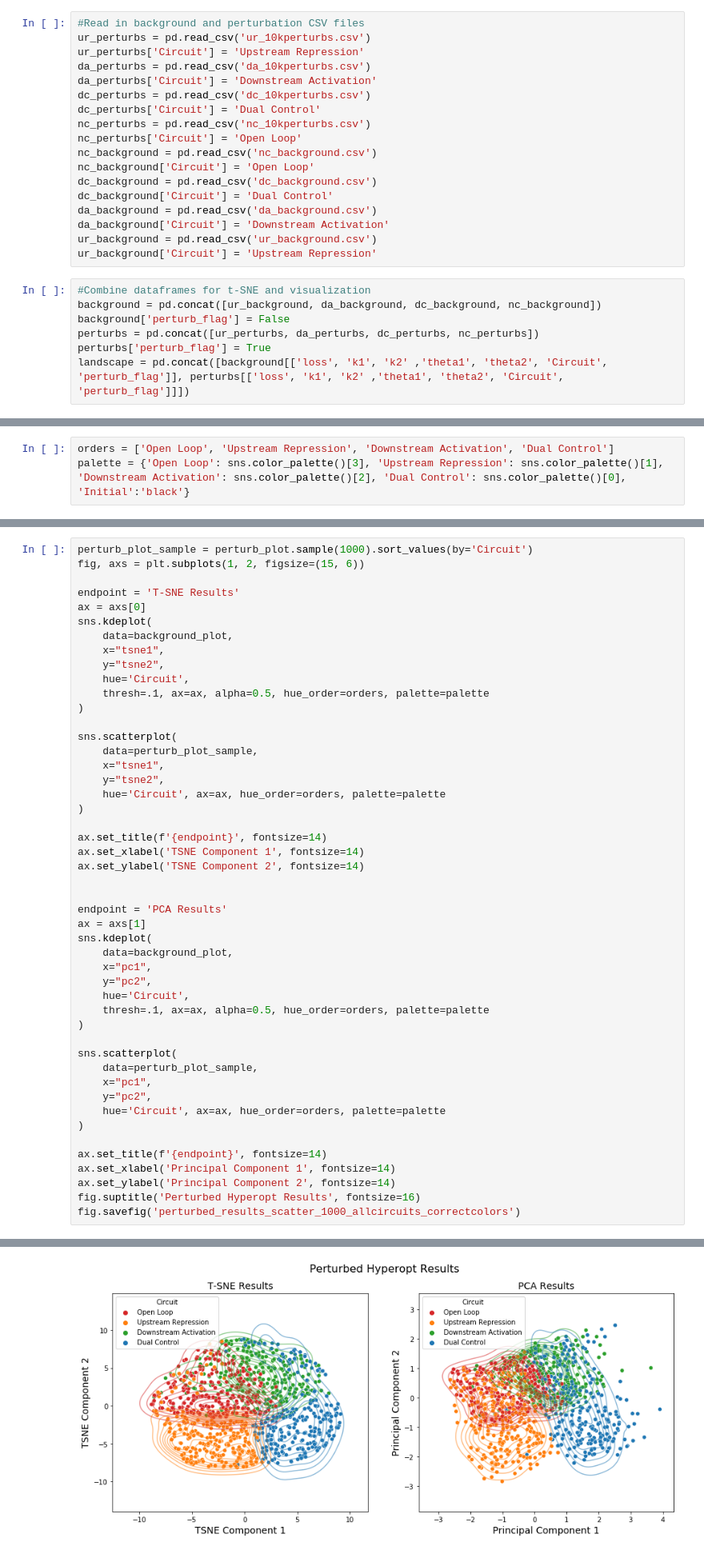
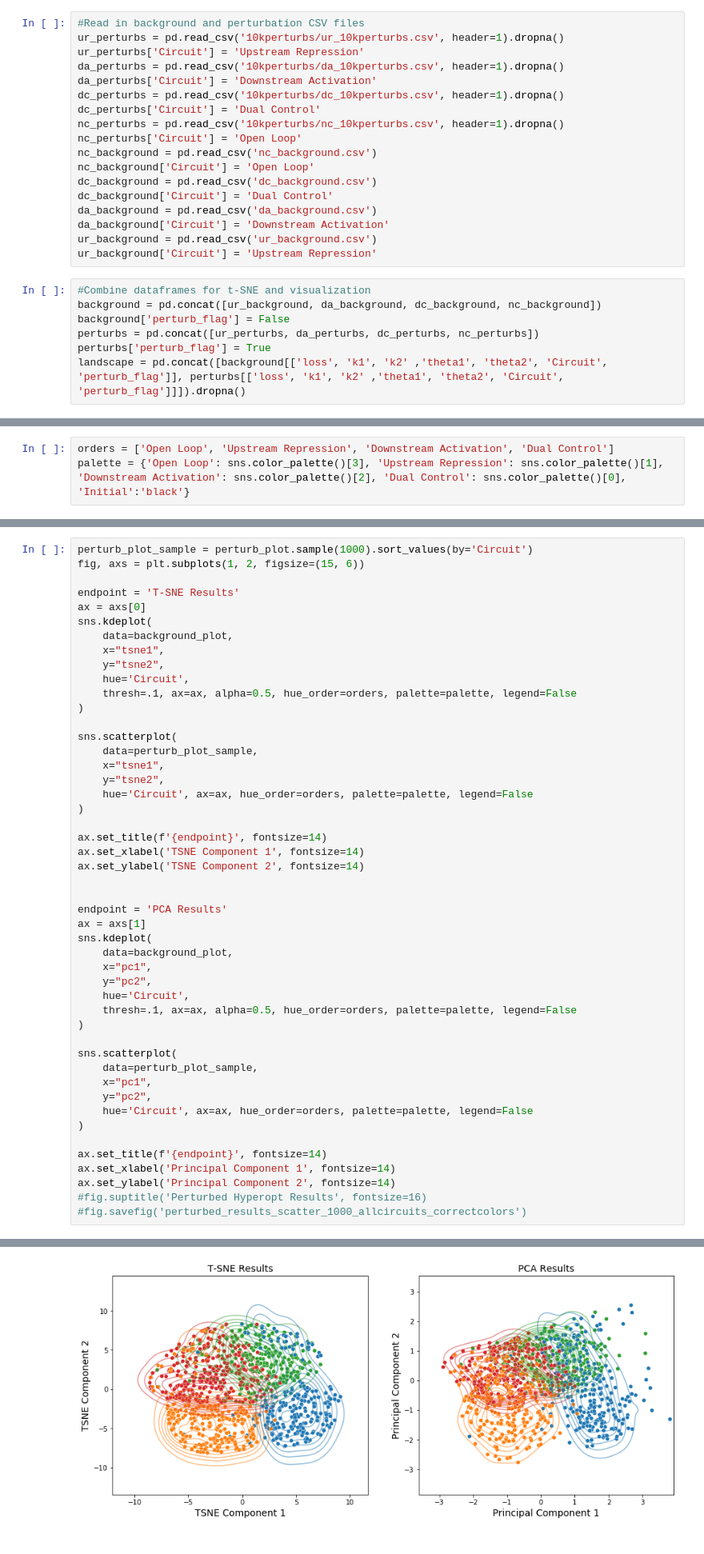
Before and after one commit to cjmerzbacher/msc-thesis, a Jupyter notebook: continuous_hyperopt/perturbations_10k_plots.ipynb, the cells around one changed output, grey strips where cells are left out. Shown at 80% size. Cells and saved outputs as stored; diff of their text form.

Commit message:
Presentation figures

```diff
--- a/continuous_hyperopt/perturbations_10k_plots.ipynb
+++ b/continuous_hyperopt/perturbations_10k_plots.ipynb
@@ -9,13 +9,13 @@ from sklearn.preprocessing import StandardScaler
 from sklearn.decomposition import PCA
 # %%
 #Read in background and perturbation CSV files
-ur_perturbs = pd.read_csv('ur_10kperturbs.csv')
+ur_perturbs = pd.read_csv('10kperturbs/ur_10kperturbs.csv', header=1).dropna()
 ur_perturbs['Circuit'] = 'Upstream Repression'
-da_perturbs = pd.read_csv('da_10kperturbs.csv')
+da_perturbs = pd.read_csv('10kperturbs/da_10kperturbs.csv', header=1).dropna()
 da_perturbs['Circuit'] = 'Downstream Activation'
-dc_perturbs = pd.read_csv('dc_10kperturbs.csv')
+dc_perturbs = pd.read_csv('10kperturbs/dc_10kperturbs.csv', header=1).dropna()
 dc_perturbs['Circuit'] = 'Dual Control'
-nc_perturbs = pd.read_csv('nc_10kperturbs.csv')
+nc_perturbs = pd.read_csv('10kperturbs/nc_10kperturbs.csv', header=1).dropna()
 nc_perturbs['Circuit'] = 'Open Loop'
 nc_background = pd.read_csv('nc_background.csv')
 nc_background['Circuit'] = 'Open Loop'
@@ -31,7 +31,7 @@ background = pd.concat([ur_background, da_background, dc_background, nc_backgrou
 background['perturb_flag'] = False
 perturbs = pd.concat([ur_perturbs, da_perturbs, dc_perturbs, nc_perturbs])
 perturbs['perturb_flag'] = True
-landscape = pd.concat([background[['loss', 'k1', 'k2' ,'theta1', 'theta2', 'Circuit', 'perturb_flag']], perturbs[['loss', 'k1', 'k2' ,'theta1', 'theta2', 'Circuit', 'perturb_flag']]])
+landscape = pd.concat([background[['loss', 'k1', 'k2' ,'theta1', 'theta2', 'Circuit', 'perturb_flag']], perturbs[['loss', 'k1', 'k2' ,'theta1', 'theta2', 'Circuit', 'perturb_flag']]]).dropna()
 # %%
 features = ['k1', 'k2', 'theta1', 'theta2']
 
@@ -139,14 +140,14 @@ sns.kdeplot(
     x="tsne1",
     y="tsne2",
     hue='Circuit',
-    thresh=.1, ax=ax, alpha=0.5, hue_order=orders, palette=palette
+    thresh=.1, ax=ax, alpha=0.5, hue_order=orders, palette=palette, legend=False
 )
 
 sns.scatterplot(
     data=perturb_plot_sample,
     x="tsne1",
     y="tsne2",
-    hue='Circuit', ax=ax, hue_order=orders, palette=palette
+    hue='Circuit', ax=ax, hue_order=orders, palette=palette, legend=False
 )
 
 ax.set_title(f'{endpoint}', fontsize=14)
@@ -161,19 +162,19 @@ sns.kdeplot(
     x="pc1",
     y="pc2",
     hue='Circuit',
-    thresh=.1, ax=ax, alpha=0.5, hue_order=orders, palette=palette
+    thresh=.1, ax=ax, alpha=0.5, hue_order=orders, palette=palette, legend=False
 )
 
 sns.scatterplot(
     data=perturb_plot_sample,
     x="pc1",
     y="pc2",
-    hue='Circuit', ax=ax, hue_order=orders, palette=palette
+    hue='Circuit', ax=ax, hue_order=orders, palette=palette, legend=False
 )
 
 ax.set_title(f'{endpoint}', fontsize=14)
 ax.set_xlabel('Principal Component 1', fontsize=14)
 ax.set_ylabel('Principal Component 2', fontsize=14)
-fig.suptitle('Perturbed Hyperopt Results', fontsize=16)
-fig.savefig('perturbed_results_scatter_1000_allcircuits_correctcolors')
+#fig.suptitle('Perturbed Hyperopt Results', fontsize=16)
+#fig.savefig('perturbed_results_scatter_1000_allcircuits_correctcolors')
 # %% [output]
@@ -180,4 +182,4 @@ fig.savefig('perturbed_results_scatter_1000_allcircuits_correctcolors')
-[figure, old version]
+[figure, new version]
 # %%
 fig, axs = plt.subplots(1, 2, figsize=(15, 6))
 
```
Also changed, not shown: parts of 3 cells of this notebook, 9 other files.
